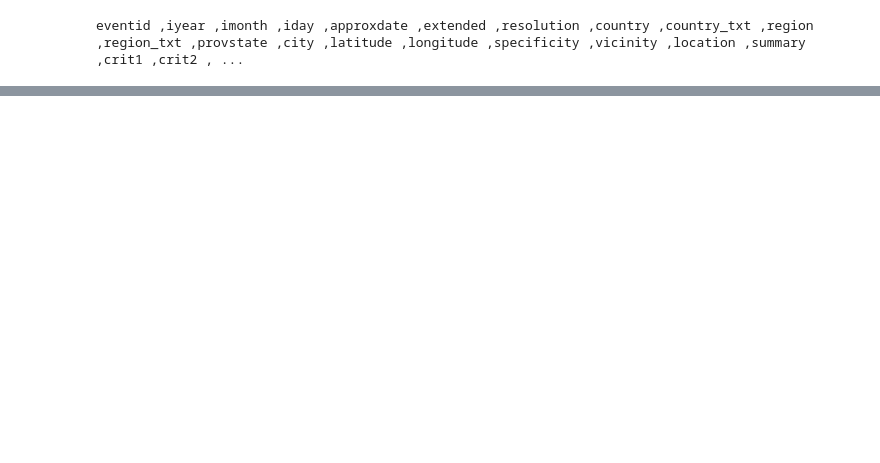
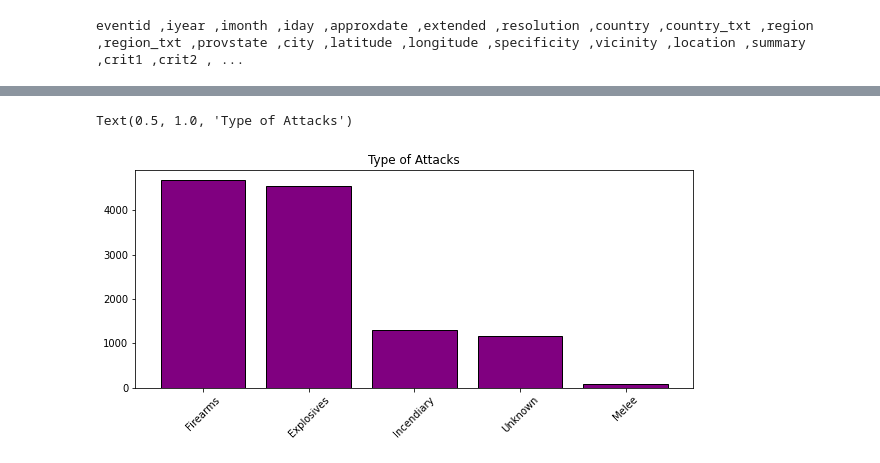
Before and after one commit to SatyamPalkar/LGMVIP-DataScience, a Jupyter notebook: INTERMEDIATE_LEVEL_TASK1.ipynb, the cells around one changed output, grey strips where cells are left out. Cells and saved outputs as stored; diff of their text form; code cells hidden in the pictures; blank space fills up the shorter version.

```diff
--- a/INTERMEDIATE_LEVEL_TASK1.ipynb
+++ b/INTERMEDIATE_LEVEL_TASK1.ipynb
@@ -114,0 +232,12 @@ NameError: ignored
+# %%
+# Top 5 most attacks actioned by terrorists with perticular materials / Weapons.
+
+weapon_types = data_countries["weaptype1_txt"].value_counts().head(5)
+
+fix,ax = plt.subplots(figsize=(10,4))
+ax.bar(weapon_types.index, weapon_types.values, edgecolor="black", color = "purple")
+plt.xticks(rotation=45)
+plt.title("Type of Attacks")
+# %% [output]
+Text(0.5, 1.0, 'Type of Attacks')
+[figure, added]
```
Also changed, not shown: parts of 28 cells of this notebook.
